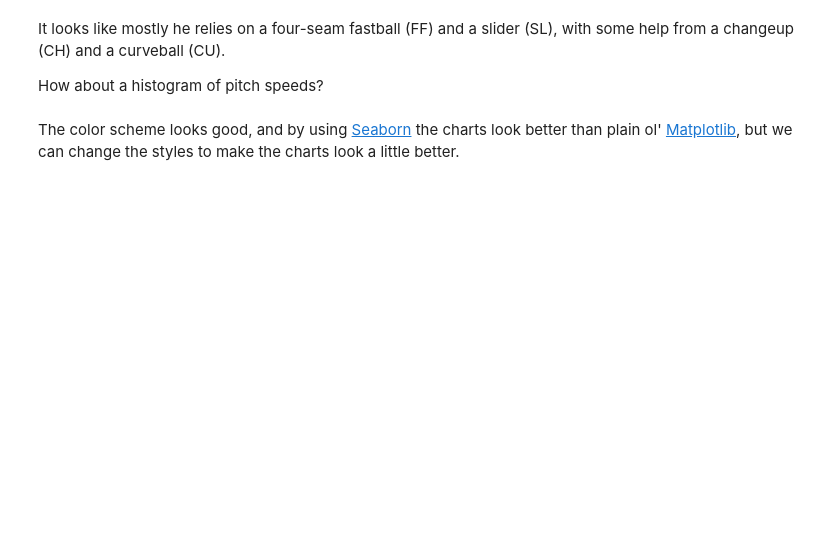
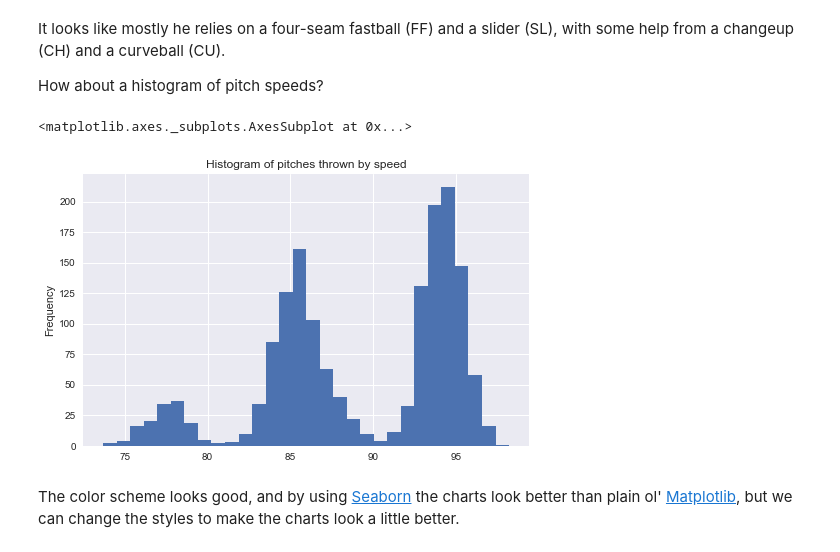
Before and after one commit to emamd/jupyter-skillshare, a Jupyter notebook: jupyter-skillshare.ipynb, the cells around one changed output. Saved outputs shown, nothing was run; the diff lists cells and outputs as text; code cells hidden in the pictures; blank space fills up the shorter version.

```diff
--- a/jupyter-skillshare.ipynb
+++ b/jupyter-skillshare.ipynb
@@ -137,15 +137,7 @@ If you're not running this notebook locally, you'll have to download the data fr
 # %%
-import io
-import requests
-
 # URL to request
 url = "https://raw.githubusercontent.com/emamd/jupyter-skillshare/master/data/nationals_pitch_data.csv"
-
-# Requests fetches the URL and returns the content
-csv_content = requests.get(url).content
-
-# Use io.StringIO to create a file-like object that can be used with read_csv()
-df = pd.read_csv(io.StringIO(csv_content.decode('utf-8')))
+df = pd.read_csv(url)
 # %% [markdown]
 ### Summarizing data
 There are a number of data summary functions we can use. First, take a quick look at the data using `head`.
@@ -263,15 +397,17 @@ It looks like mostly he relies on a four-seam fastball (FF) and a slider (SL), w
 
 How about a histogram of pitch speeds?
 # %%
-scherzer['release_speed'].dtype
 scherzer['release_speed'].plot(kind="hist",
                                # Number of bins to use
                                bins=30,
                                # Title of the plot
                                title="Histogram of pitches thrown by speed",
                                # Size of the plot (x, y)
                                figsize=(8, 5)
                               )
+# %% [output]
+<matplotlib.axes._subplots.AxesSubplot at 0x...>
+[figure, added]
 # %% [markdown]
 The color scheme looks good, and by using [Seaborn](https://seaborn.pydata.org/) the charts look better than plain ol' [Matplotlib](https://matplotlib.org/), but we can change the styles to make the charts look a little better.
 # %%
```
Also changed, not shown: parts of 24 cells of this notebook, 2 other files.
